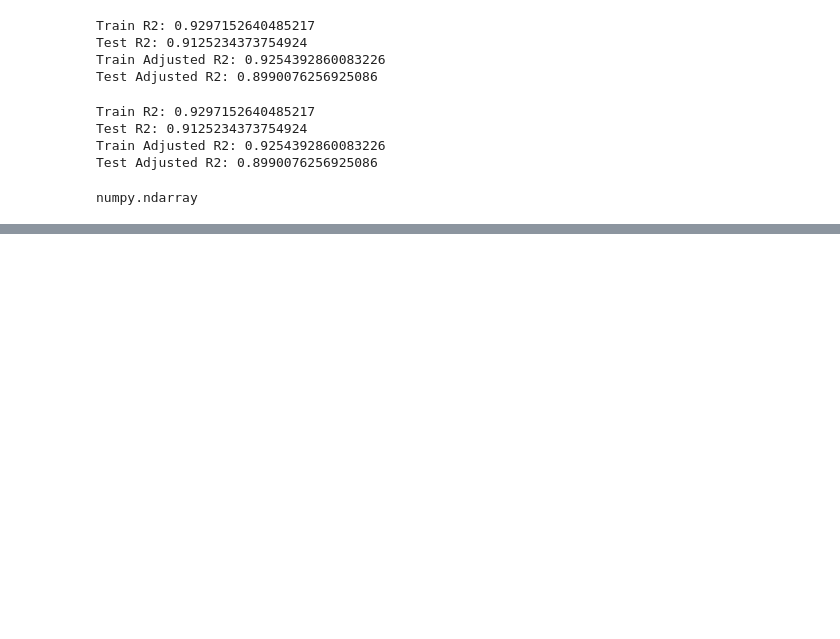
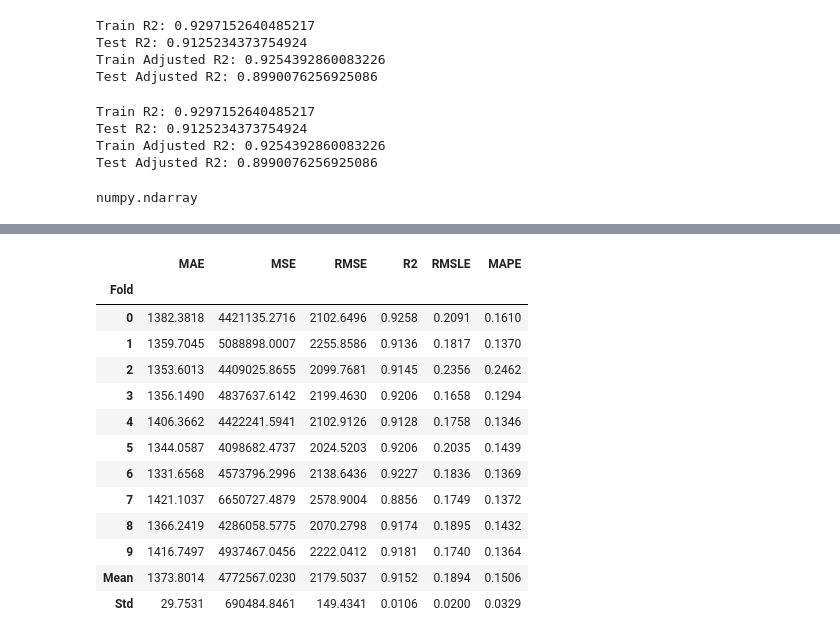
Before and after one commit to The-Powder-of-Data/predict_consumption, a Jupyter notebook: src/predict_3.ipynb, the cells around one changed output, grey strips where cells are left out. Saved outputs shown, nothing was run; the diff lists cells and outputs as text; code cells hidden in the pictures; blank space fills up the shorter version.

```diff
--- a/src/predict_3.ipynb
+++ b/src/predict_3.ipynb
@@ -152,0 +245,17 @@ best = compare_models()
+# %%
+lightgbm_model = create_model('lightgbm', fold = 10)
+# %% [output]
+|  | MAE | MSE | RMSE | R2 | RMSLE | MAPE |
+| Fold |  |  |  |  |  |  |
+| 0 | 1382.3818 | 4421135.2716 | 2102.6496 | 0.9258 | 0.2091 | 0.1610 |
+| 1 | 1359.7045 | 5088898.0007 | 2255.8586 | 0.9136 | 0.1817 | 0.1370 |
+| 2 | 1353.6013 | 4409025.8655 | 2099.7681 | 0.9145 | 0.2356 | 0.2462 |
+| 3 | 1356.1490 | 4837637.6142 | 2199.4630 | 0.9206 | 0.1658 | 0.1294 |
+| 4 | 1406.3662 | 4422241.5941 | 2102.9126 | 0.9128 | 0.1758 | 0.1346 |
+| 5 | 1344.0587 | 4098682.4737 | 2024.5203 | 0.9206 | 0.2035 | 0.1439 |
+| 6 | 1331.6568 | 4573796.2996 | 2138.6436 | 0.9227 | 0.1836 | 0.1369 |
+| 7 | 1421.1037 | 6650727.4879 | 2578.9004 | 0.8856 | 0.1749 | 0.1372 |
+| 8 | 1366.2419 | 4286058.5775 | 2070.2798 | 0.9174 | 0.1895 | 0.1432 |
+| 9 | 1416.7497 | 4937467.0456 | 2222.0412 | 0.9181 | 0.1740 | 0.1364 |
+| Mean | 1373.8014 | 4772567.0230 | 2179.5037 | 0.9152 | 0.1894 | 0.1506 |
+| Std | 29.7531 | 690484.8461 | 149.4341 | 0.0106 | 0.0200 | 0.0329 |
```
Also changed, not shown: parts of 14 cells of this notebook, 8 other files.
